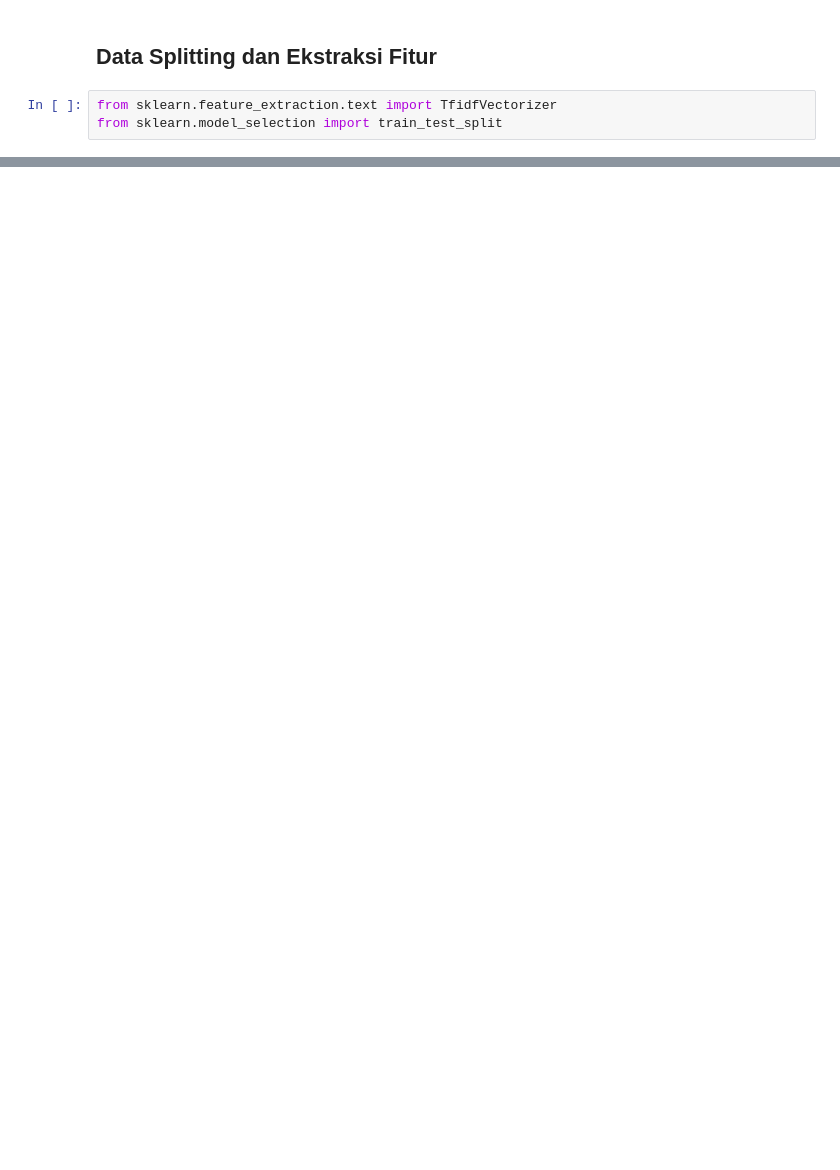
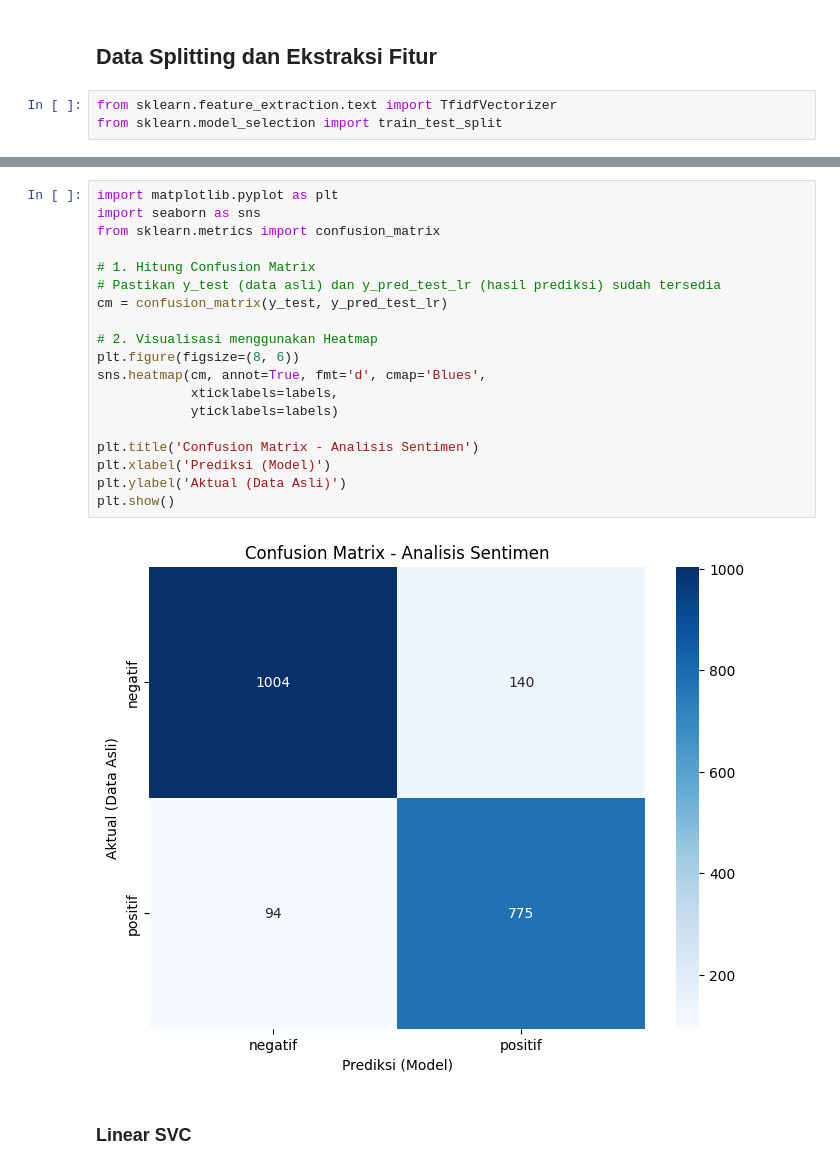
Before and after one commit to Dhlih/Submission-Dicoding-Analisis-Sentimen, a Jupyter notebook: Pelatihan_Model.ipynb, the cells around one changed output, grey strips where cells are left out. Cells and saved outputs as stored; diff of their text form; blank space fills up the shorter version.

```diff
--- a/Pelatihan_Model.ipynb
+++ b/Pelatihan_Model.ipynb
@@ -341,0 +422,23 @@ Random Forest - accuracy_test: 0.6696472925981123
+# %%
+import matplotlib.pyplot as plt
+import seaborn as sns
+from sklearn.metrics import confusion_matrix
+
+# 1. Hitung Confusion Matrix
+# Pastikan y_test (data asli) dan y_pred_test_lr (hasil prediksi) sudah tersedia
+cm = confusion_matrix(y_test, y_pred_test_lr)
+
+# 2. Visualisasi menggunakan Heatmap
+plt.figure(figsize=(8, 6))
+sns.heatmap(cm, annot=True, fmt='d', cmap='Blues',
+            xticklabels=labels,
+            yticklabels=labels)
+
+plt.title('Confusion Matrix - Analisis Sentimen')
+plt.xlabel('Prediksi (Model)')
+plt.ylabel('Aktual (Data Asli)')
+plt.show()
+# %% [output]
+[figure, added]
+# %% [markdown]
+### Linear SVC
```
Also changed, not shown: parts of 19 cells of this notebook.
